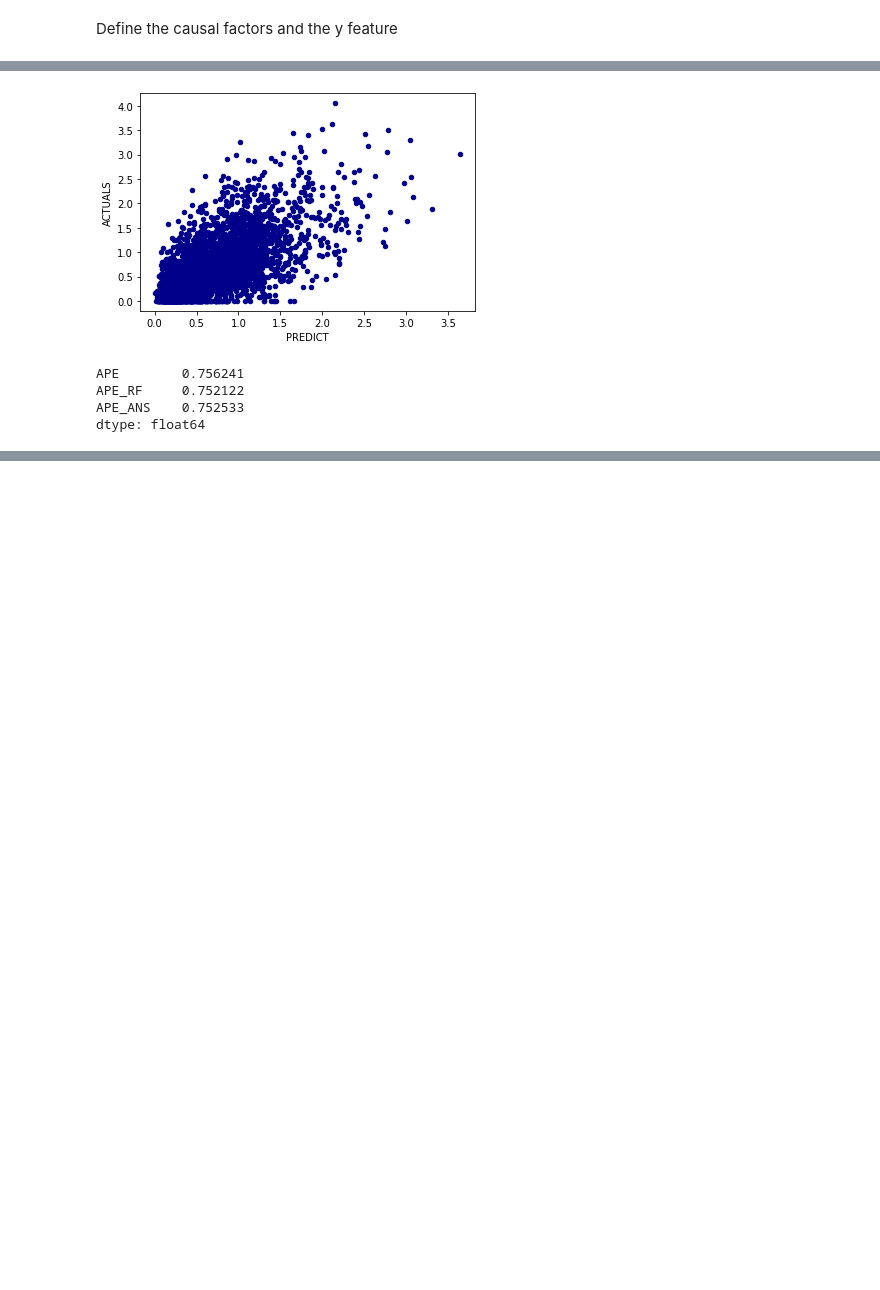
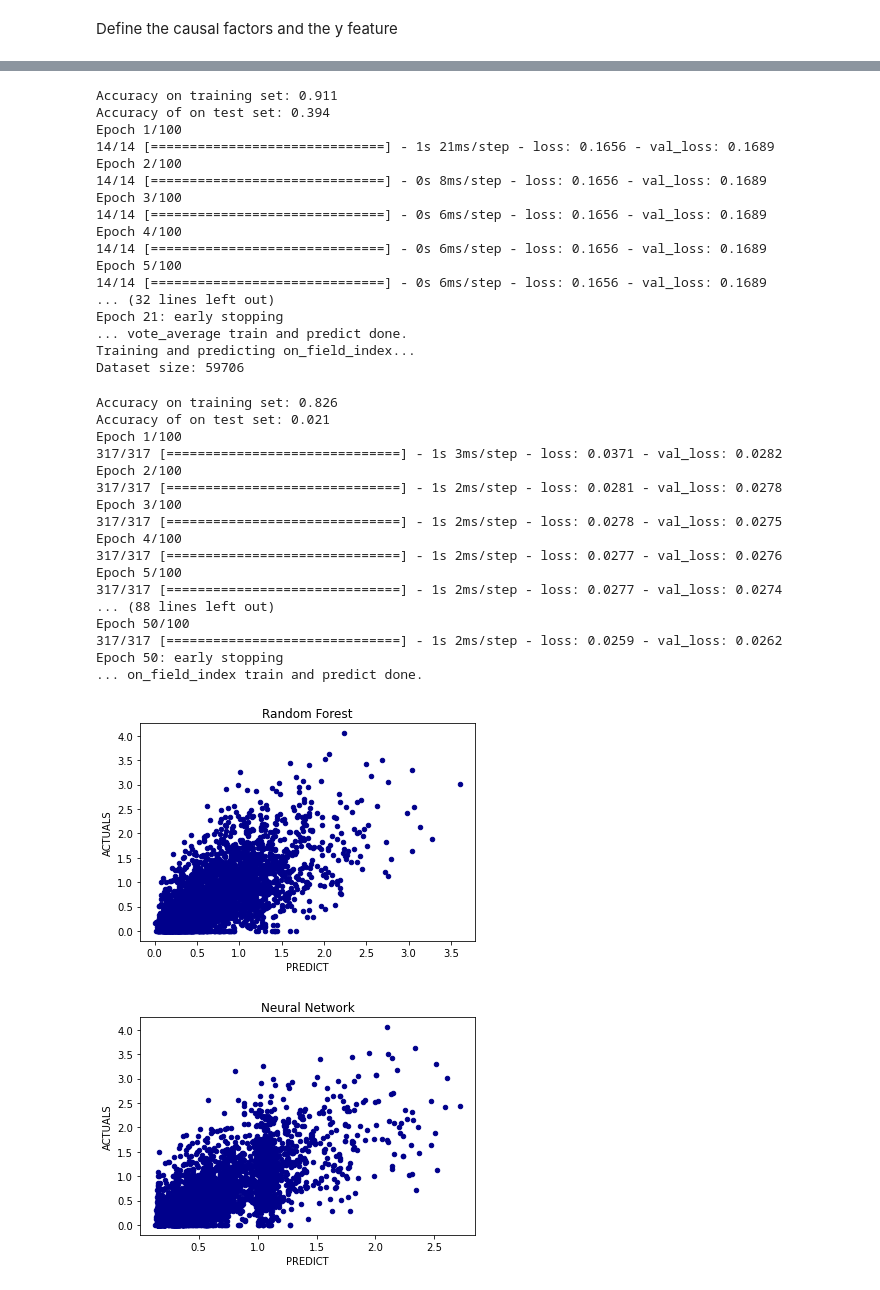
Before and after one commit to tizianoparriani/fantasAi_football, a Jupyter notebook: src/learning.ipynb, the cells around one changed output, grey strips where cells are left out. Drawn from its saved outputs; the diff is of its cells as text; code cells hidden in the pictures; blank space fills up the shorter version.

Commit message:
putting togheter all predicts, bugged

```diff
--- a/src/learning.ipynb
+++ b/src/learning.ipynb
@@ -233,27 +272,15 @@ plot_results(model, y_scaler, X_test, y_test)
-# %%
-plot_results(rf, y_scaler, X_test, y_test)
-# %% [output]
-[figure, removed]
-# %%
-# Define validation X and y
-X_val = np.asarray(X_val).astype("float32")
-y_val = np.asarray(y_val).astype("float32")
-y_val_pred = model.predict(X_val)
-y_val_pred_rf = rf.predict(X_val)
-results = val_dataset.copy()
-results["PRED"] = y_val_pred.flatten()
-results["PRED_RF"] = y_val_pred_rf.flatten()
-results["PRED_ANS"] = (results["PRED"]  + results["PRED_RF"])/2
-results["APE"] = abs(results["PRED"] - results[y_feature])/results[y_feature]
-results["APE_RF"] = abs(results["PRED_RF"] - results[y_feature])/results[y_feature]
-results["APE_ANS"] = abs(results["PRED_ANS"] - results[y_feature])/results[y_feature]
-for c in ["APE", "APE_RF", "APE_ANS"]:
-    results.loc[results[c] == np.inf, c] = 1
-# results = results[["APE", "APE_RF", "APE_ANS"]].fillna(0)
-results[["APE", "APE_RF", "APE_ANS"]].mean()
-# print(f"Mape={mape}")
-# %% [output]
-APE        0.756241
-APE_RF     0.752122
-APE_ANS    0.752533
-dtype: float64
+# %%
+bonus = params["FEATURES"]["FANTA_POINTS_RATIO"]
+on_field = params["FEATURES"]["ON_FIELD_INDEX"]
+vote = params["FEATURES"]["AVG_VOTE"]
+
+dataset_bonus = train_predict(params, complete_dataset, bonus, False)
+
+dataset_vote = train_predict(params, complete_dataset, vote, True)
+
+dataset_on_field = train_predict(params, complete_dataset, on_field, True)
+
+
+# results = results[["APE", "APE_RF", "APE_ANS"]].fillna(0)
+#val_dataset[["APE", "APE_RF", "APE_ANS"]].mean()
+# %% [output]
@@ -259,0 +311,36 @@ dtype: float64
+Accuracy on training set: 0.911
+Accuracy of on test set: 0.394
+Epoch 1/100
+14/14 [==============================] - 1s 21ms/step - loss: 0.1656 - val_loss: 0.1689
+Epoch 2/100
+14/14 [==============================] - 0s 8ms/step - loss: 0.1656 - val_loss: 0.1689
+Epoch 3/100
+14/14 [==============================] - 0s 6ms/step - loss: 0.1656 - val_loss: 0.1689
+Epoch 4/100
+14/14 [==============================] - 0s 6ms/step - loss: 0.1656 - val_loss: 0.1689
+Epoch 5/100
+14/14 [==============================] - 0s 6ms/step - loss: 0.1656 - val_loss: 0.1689
+... (32 lines left out)
+Epoch 21: early stopping
+... vote_average train and predict done.
+Training and predicting on_field_index...
+Dataset size: 59706
+Accuracy on training set: 0.826
+Accuracy of on test set: 0.021
+Epoch 1/100
+317/317 [==============================] - 1s 3ms/step - loss: 0.0371 - val_loss: 0.0282
+Epoch 2/100
+317/317 [==============================] - 1s 2ms/step - loss: 0.0281 - val_loss: 0.0278
+Epoch 3/100
+317/317 [==============================] - 1s 2ms/step - loss: 0.0278 - val_loss: 0.0275
+Epoch 4/100
+317/317 [==============================] - 1s 2ms/step - loss: 0.0277 - val_loss: 0.0276
+Epoch 5/100
+317/317 [==============================] - 1s 2ms/step - loss: 0.0277 - val_loss: 0.0274
+... (88 lines left out)
+Epoch 50/100
+317/317 [==============================] - 1s 2ms/step - loss: 0.0259 - val_loss: 0.0262
+Epoch 50: early stopping
+... on_field_index train and predict done.
+[figure, added]
+[figure, added]
```
Also changed, not shown: parts of 15 cells of this notebook, 3 other files.
